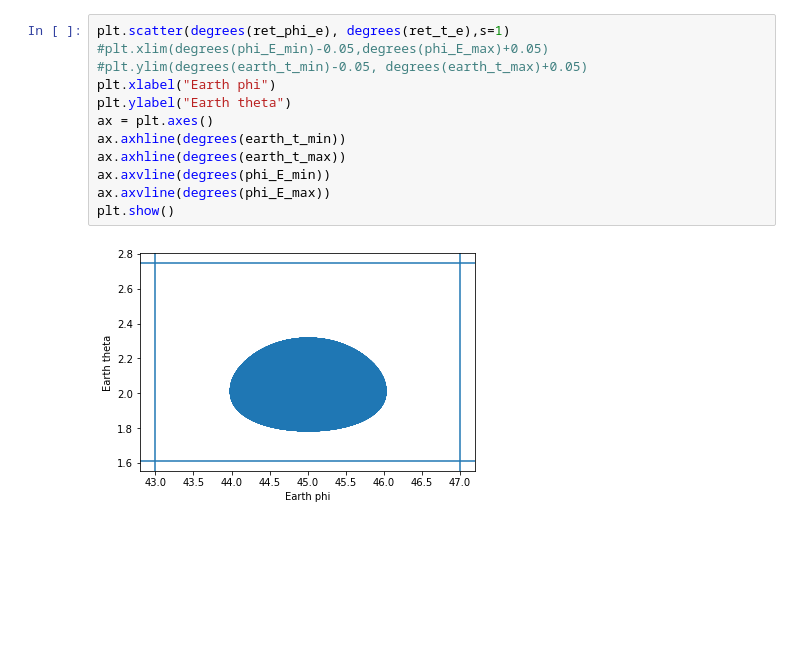
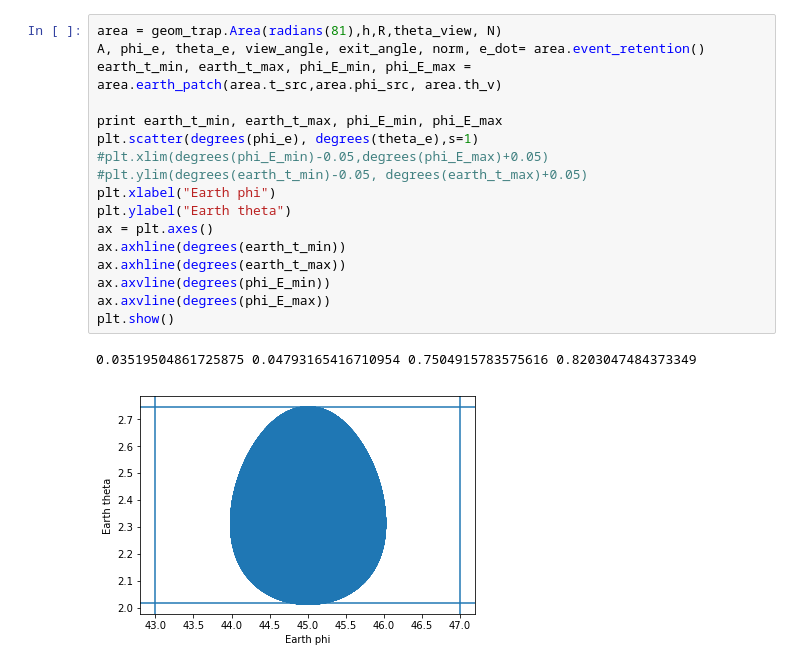
Before and after one commit to afromero/tau_point_source_sim, a Jupyter notebook: Geometry_Comparison.ipynb, the cells around one changed output. Saved outputs shown, nothing was run; the diff lists cells and outputs as text; blank space fills up the shorter version.

```diff
--- a/Geometry_Comparison.ipynb
+++ b/Geometry_Comparison.ipynb
@@ -46,14 +87,20 @@ for i in range(0,len(sources)):
 # %%
-plt.scatter(degrees(ret_phi_e), degrees(ret_t_e),s=1)
+area = geom_trap.Area(radians(81),h,R,theta_view, N)
+A, phi_e, theta_e, view_angle, exit_angle, norm, e_dot= area.event_retention()
+earth_t_min, earth_t_max, phi_E_min, phi_E_max = area.earth_patch(area.t_src,area.phi_src, area.th_v)
+
+print earth_t_min, earth_t_max, phi_E_min, phi_E_max
+plt.scatter(degrees(phi_e), degrees(theta_e),s=1)
 #plt.xlim(degrees(phi_E_min)-0.05,degrees(phi_E_max)+0.05)
 #plt.ylim(degrees(earth_t_min)-0.05, degrees(earth_t_max)+0.05)
 plt.xlabel("Earth phi")
 plt.ylabel("Earth theta")
 ax = plt.axes()
 ax.axhline(degrees(earth_t_min))
 ax.axhline(degrees(earth_t_max))
 ax.axvline(degrees(phi_E_min))
 ax.axvline(degrees(phi_E_max))
 plt.show()
 # %% [output]
+0.03519504861725875 0.04793165416710954 0.7504915783575616 0.8203047484373349
-[figure, old version]
+[figure, new version]
```
Also changed, not shown: parts of 4 cells of this notebook, 1 other file.
